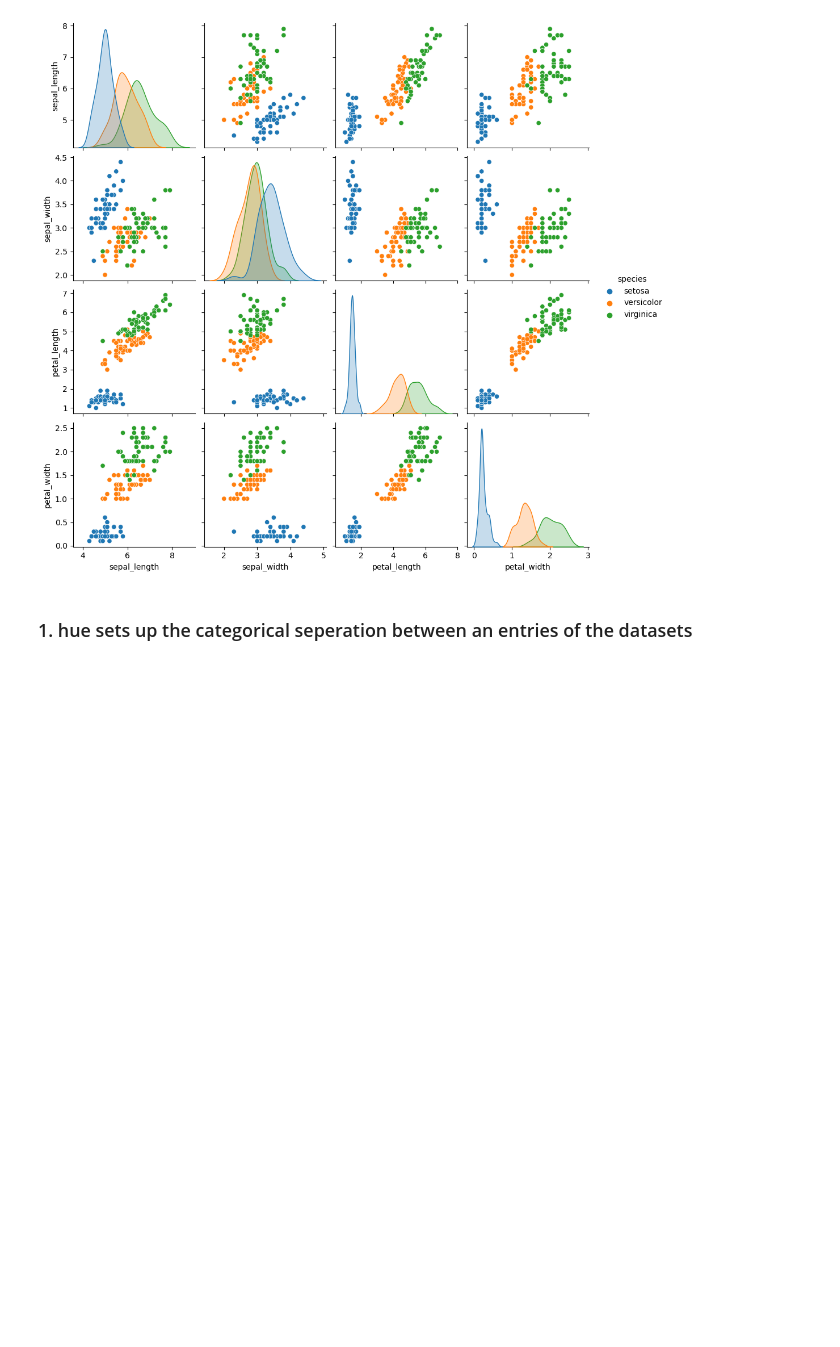
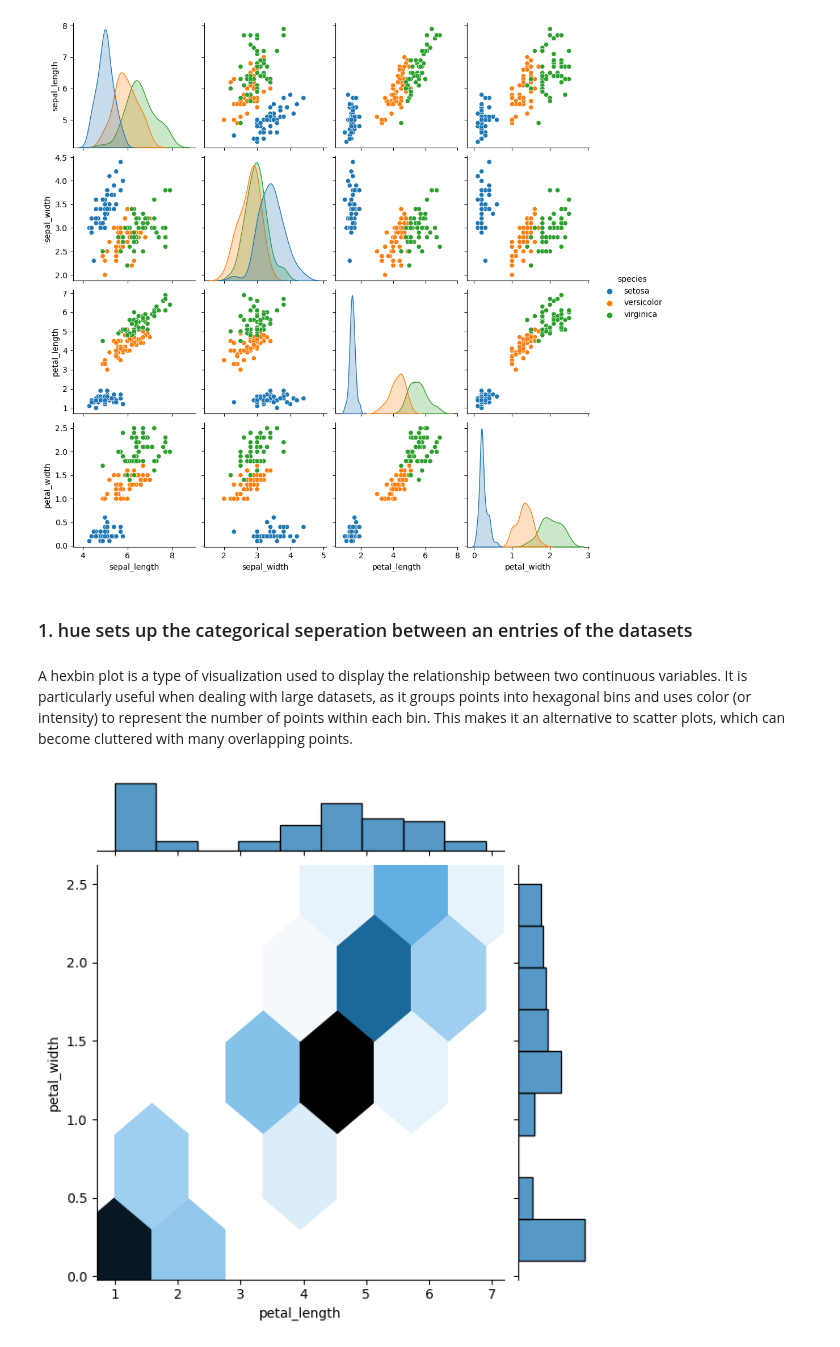
Before and after one commit to deAlgorithm/Data_Mining, a Jupyter notebook: Notebooks/Data Visualization 2.ipynb, the cells around one changed output. Drawn from its saved outputs; the diff is of its cells as text; code cells hidden in the pictures; blank space fills up the shorter version.

Commit message:
update visualization 2

```diff
--- a/Notebooks/Data Visualization 2.ipynb
+++ b/Notebooks/Data Visualization 2.ipynb
@@ -218,3 +218,14 @@ plt.show()
 [figure]
 # %% [markdown]
 ### 1. hue sets up the categorical seperation between an entries of the datasets
+# %% [markdown]
+A hexbin plot is a type of visualization used to display the relationship between two continuous variables.
+It is particularly useful when dealing with large datasets,
+as it groups points into hexagonal bins and uses color (or intensity) to represent the number of points within each bin.
+This makes it an alternative to scatter plots, which can become cluttered with many overlapping points.
+# %%
+df = sns.load_dataset('iris')
+sns.jointplot( x = 'petal_length', y = 'petal_width', data = df,kind='hex')
+plt.show()
+# %% [output]
+[figure, added]
```
Also changed, not shown: parts of 10 cells of this notebook.
